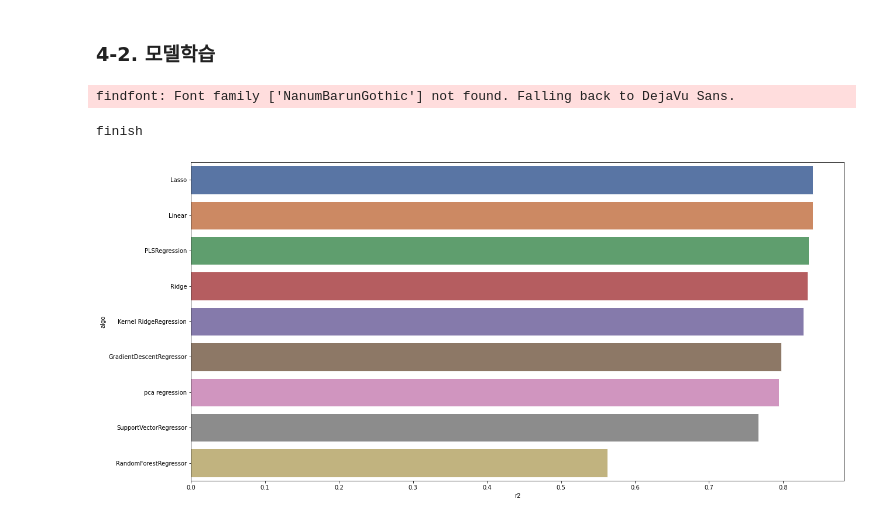
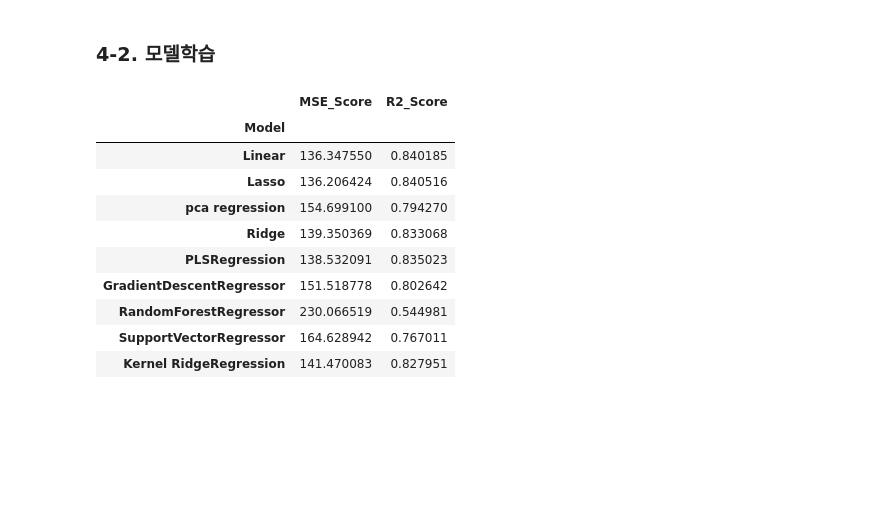
Before and after one commit to 1KimJiHyeon/parking_demand_forecast, a Jupyter notebook: 주차수요예측모델_김지현.ipynb, the cells around one changed output. Drawn from its saved outputs; the diff is of its cells as text; code cells hidden in the pictures; blank space fills up the shorter version.

```diff
--- a/주차수요예측모델_김지현.ipynb
+++ b/주차수요예측모델_김지현.ipynb
@@ -797,6 +798,7 @@ print(new_test.shape)
 # %%
 from sklearn.pipeline import Pipeline
 from sklearn.preprocessing import StandardScaler
+from sklearn.model_selection import GridSearchCV
 import numpy as np
 from sklearn.linear_model import LinearRegression, Ridge, Lasso, ElasticNet
 from sklearn.linear_model import LassoCV , ElasticNetCV , RidgeCV
@@ -819,15 +821,15 @@ pipe_linear = Pipeline([
 pipe_lasso = Pipeline([
                 ('scl', StandardScaler()),
                 ('poly', PolynomialFeatures()),
-                 ('fit', Lasso(random_state = 42))])
+                 ('fit', Lasso(random_state = 13))])
 pipe_ridge = Pipeline([
                 ('scl', StandardScaler()),
                 ('poly', PolynomialFeatures()),
-                 ('fit', Ridge(random_state = 42))])
+                 ('fit', Ridge(random_state = 13))])
 pipe_pca = Pipeline([
                 ('scl', StandardScaler()),
                 ('pca', PCA()),
-                 ('fit', Ridge(random_state = 42))])
+                 ('fit', Ridge(random_state = 13))])
 pipe_pls = Pipeline([
                 ('scl', StandardScaler()),
                  ('fit', PLS())])
@@ -844,9 +846,6 @@ pipe_svr = Pipeline([
 pipe_KR = Pipeline([
                 ('scl', StandardScaler()),
                  ('fit', KernelRidge())])
-
-
-###
 
 grid_params_linear = [{
     "poly__degree" : np.arange(1,3),
@@ -900,44 +899,47 @@ pipe = [
 params = [
     grid_params_linear , grid_params_lasso , grid_params_pca,
     grid_params_ridge , grid_params_pls , grid_params_gbr ,
     grid_params_rfr , grid_params_svr , grid_params_KR
 ]
 
 jobs = 20
 
 grid_dict = {
     0: 'Linear',
     1: 'Lasso',
     2: 'pca regression' ,
     3: 'Ridge' ,
     4: 'PLSRegression',
     5: "GradientDescentRegressor" ,
     6: "RandomForestRegressor" ,
     7: "SupportVectorRegressor" ,
     8: "Kernel RidgeRegression"
             }
 
-model_mse = {}
 model_r2 = {}
 model_best_params = {}
 
+score_df = pd.DataFrame(columns=['Model', 'MSE_Score', 'R2_Score'])
+
 for idx , (param , model) in enumerate(zip(params , pipe)) :
-    search = GridSearchCV(model, param, scoring  = "neg_mean_squared_error" , n_jobs=jobs , verbose=-1 )
+    search = GridSearchCV(model, param, scoring  = "r2" , n_jobs=jobs , verbose=-1 )
     search.fit(X_train , y_train)
     y_pred = search.predict(X_test)
-    model_mse[grid_dict.get(idx)] = mse(y_test, y_pred)
     model_r2[grid_dict.get(idx)] = r2(y_test, y_pred)
     model_best_params[grid_dict.get(idx)] = search.best_params_
-print("finish")
+    score_df = score_df.append(pd.DataFrame([[grid_dict.get(idx), mse(y_test, y_pred)**0.5, r2(y_test, y_pred) ]], columns=['Model', 'MSE_Score', 'R2_Score']), ignore_index=True)
 
-
-fig ,ax = plt.subplots(figsize=(20, 10))
-sns.set(font_scale = 2)
-output = pd.DataFrame([model_r2.keys() , model_r2.values()], index = ["algo","r2"]).T
-output.sort_values(["r2"], ascending= False ,inplace=True)
-ax = sns.barplot(y="algo", x="r2", data=output)
-plt.show()
+score_df = score_df.set_index('Model')
+score_df
 # %% [output]
-findfont: Font family ['NanumBarunGothic'] not found. Falling back to DejaVu Sans.
-finish
-[figure, removed]
+|  | MSE_Score | R2_Score |
+| Model |  |  |
+| Linear | 136.347550 | 0.840185 |
+| Lasso | 136.206424 | 0.840516 |
+| pca regression | 154.699100 | 0.794270 |
+| Ridge | 139.350369 | 0.833068 |
+| PLSRegression | 138.532091 | 0.835023 |
+| GradientDescentRegressor | 151.518778 | 0.802642 |
+| RandomForestRegressor | 230.066519 | 0.544981 |
+| SupportVectorRegressor | 164.628942 | 0.767011 |
+| Kernel RidgeRegression | 141.470083 | 0.827951 |
```
Also changed, not shown: parts of 5 cells of this notebook.
